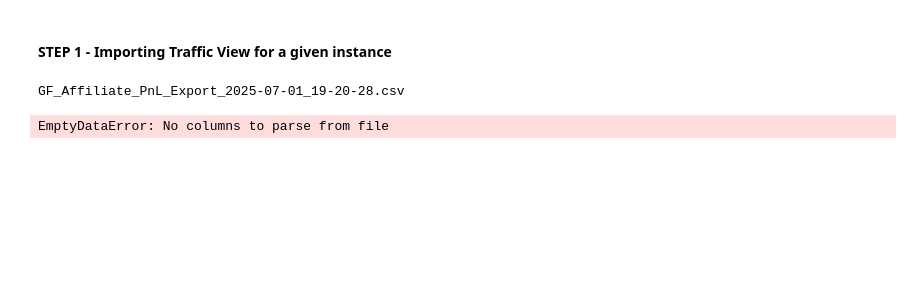
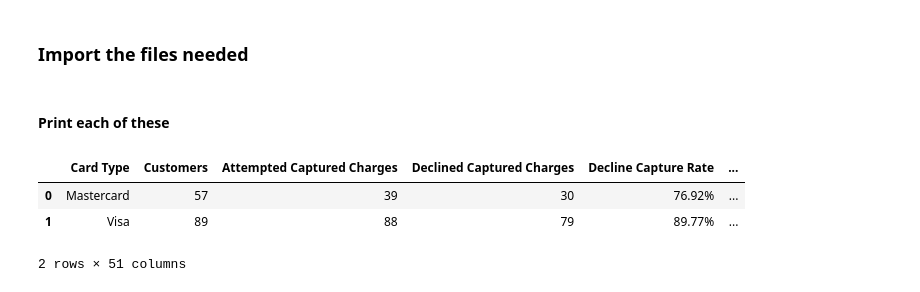
Before and after one commit to pythonistax/Goldfinger, a Jupyter notebook: GF_Project_6.ipynb, the cells around one changed output. Drawn from its saved outputs; the diff is of its cells as text; code cells hidden in the pictures; blank space fills up the shorter version.

```diff
--- a/GF_Project_6.ipynb
+++ b/GF_Project_6.ipynb
@@ -17,18 +31,2 @@
-# %% [markdown]
-#### STEP 1 - Importing Traffic View for a given instance
-# %%
-import os
-import pandas as pd
-
-current_dir = os.getcwd()
-files = os.listdir(current_dir)
-for file in files:
-    if "GF_Affiliate_PnL_Export_" in file and file.endswith('.csv'):
-        print(file)
-        file_name = file
-
-tview1 = pd.read_csv(file_name)
-tview1.head()
-# %% [output]
-GF_Affiliate_PnL_Export_2025-07-01_19-20-28.csv
-EmptyDataError: No columns to parse from file
+# %% [markdown]
+### Import the files needed
@@ -34,0 +83,9 @@ EmptyDataError: No columns to parse from file
+# %% [markdown]
+#### Print each of these
+# %%
+s1a
+# %% [output]
+|  | Card Type | Customers | Attempted Captured Charges | Declined Captured Charges | Decline Capture Rate | ... |
+| 0 | Mastercard | 57 | 39 | 30 | 76.92% | ... |
+| 1 | Visa | 89 | 88 | 79 | 89.77% | ... |
+2 rows × 51 columns
```
Also changed, not shown: parts of 24 cells of this notebook, 3 other files.
